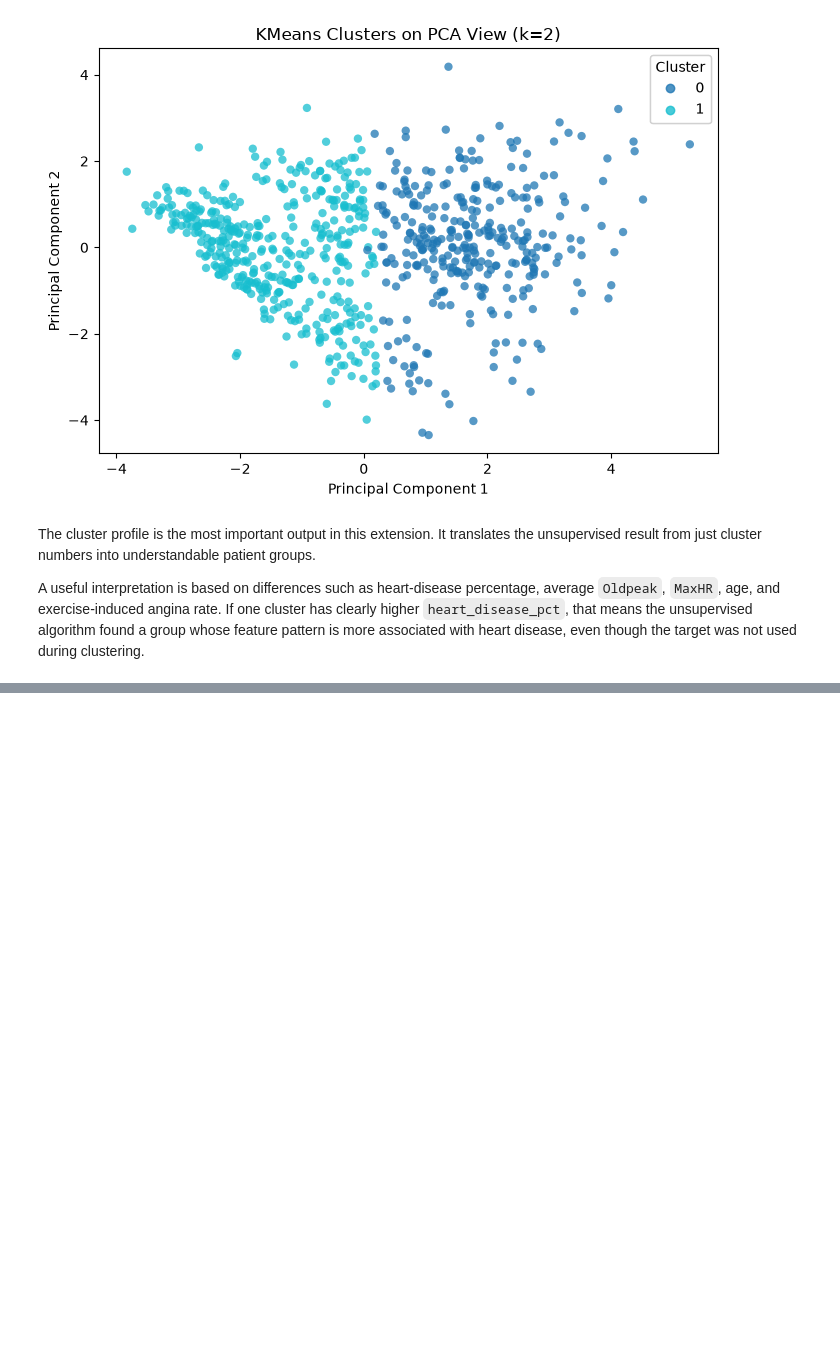
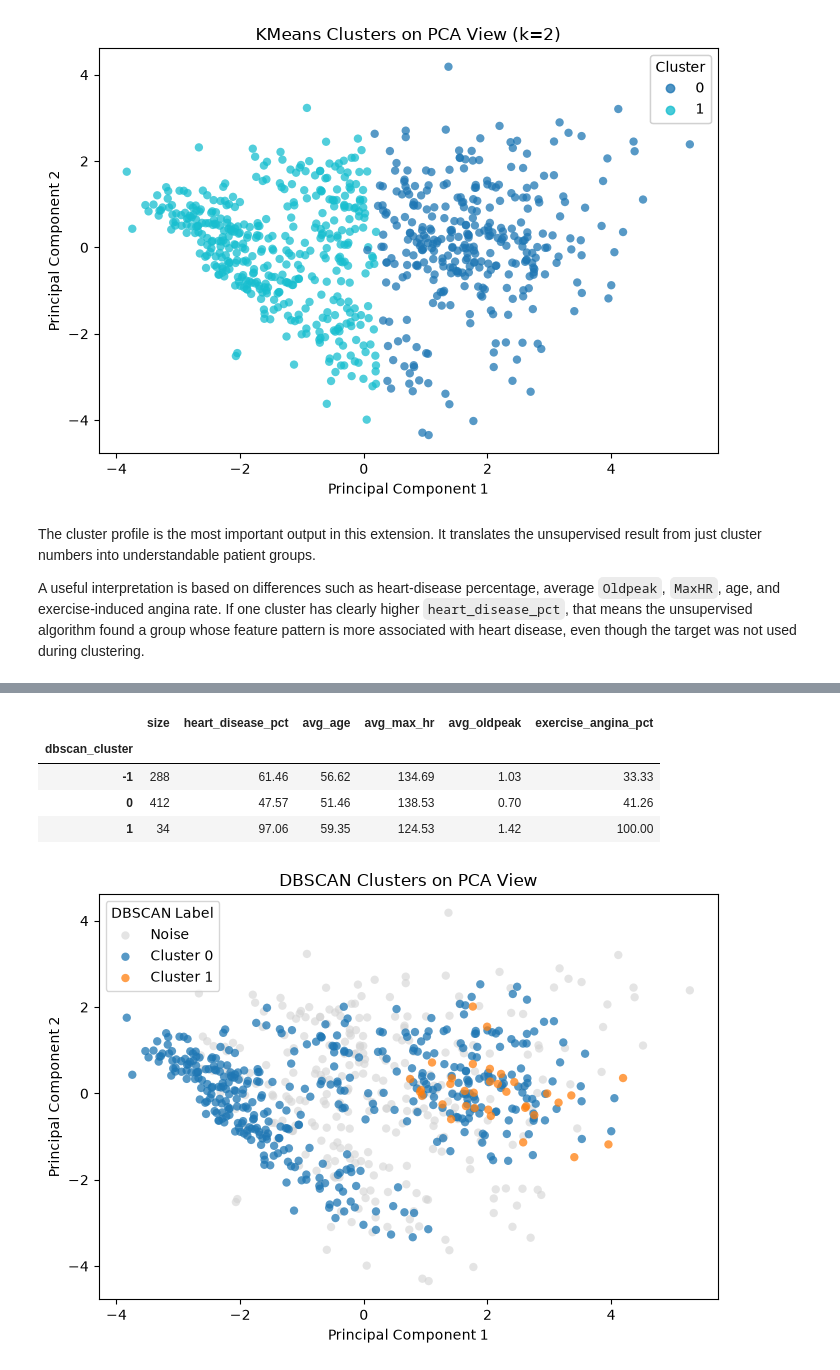
Before and after one commit to AhmadKhdair/BinX-AI-ML-Internship, a Jupyter notebook: week-5/d5/Heart_Disease_Classification_Final.ipynb, the cells around one changed output, grey strips where cells are left out. Saved outputs shown, nothing was run; the diff lists cells and outputs as text; code cells hidden in the pictures; blank space fills up the shorter version.

```diff
--- a/week-5/d5/Heart_Disease_Classification_Final.ipynb
+++ b/week-5/d5/Heart_Disease_Classification_Final.ipynb
@@ -847,0 +1057,65 @@ A useful interpretation is based on differences such as heart-disease percentage
+# %%
+dbscan_profile = X_train.copy()
+dbscan_profile["dbscan_cluster"] = dbscan_labels
+dbscan_profile["HeartDisease"] = y_train
+
+dbscan_summary = dbscan_profile.groupby("dbscan_cluster").agg(
+    size=("HeartDisease", "size"),
+    heart_disease_rate=("HeartDisease", "mean"),
+    avg_age=("Age", "mean"),
+    avg_max_hr=("MaxHR", "mean"),
+    avg_oldpeak=("Oldpeak", "mean"),
+    exercise_angina_rate=("ExerciseAngina", lambda s: (s == "Y").mean()),
+)
+
+dbscan_summary["heart_disease_pct"] = dbscan_summary["heart_disease_rate"] * 100
+dbscan_summary["exercise_angina_pct"] = dbscan_summary["exercise_angina_rate"] * 100
+
+dbscan_summary_display = dbscan_summary[[
+    "size",
+    "heart_disease_pct",
+    "avg_age",
+    "avg_max_hr",
+    "avg_oldpeak",
+    "exercise_angina_pct",
+]].round(2)
+
+display(dbscan_summary_display)
+dbscan_summary_display.to_csv(METRICS_DIR / "phase2_dbscan_cluster_profile.csv")
+
+fig, ax = plt.subplots(figsize=(7, 5))
+
+for label in sorted(np.unique(dbscan_labels)):
+    mask = dbscan_labels == label
+    if label == -1:
+        ax.scatter(
+            X_pca_2d[mask, 0],
+            X_pca_2d[mask, 1],
+            color="lightgray",
+            alpha=0.60,
+            edgecolor="none",
+            label="Noise",
+        )
+    else:
+        ax.scatter(
+            X_pca_2d[mask, 0],
+            X_pca_2d[mask, 1],
+            alpha=0.75,
+            edgecolor="none",
+            label=f"Cluster {label}",
+        )
+
+ax.set_title("DBSCAN Clusters on PCA View")
+ax.set_xlabel("Principal Component 1")
+ax.set_ylabel("Principal Component 2")
+ax.legend(title="DBSCAN Label")
+fig.tight_layout()
+fig.savefig(FIGURES_DIR / "phase2_dbscan_clusters_pca.png", dpi=150, bbox_inches="tight")
+plt.show()
+# %% [output]
+|  | size | heart_disease_pct | avg_age | avg_max_hr | avg_oldpeak | exercise_angina_pct |
+| dbscan_cluster |  |  |  |  |  |  |
+| -1 | 288 | 61.46 | 56.62 | 134.69 | 1.03 | 33.33 |
+| 0 | 412 | 47.57 | 51.46 | 138.53 | 0.70 | 41.26 |
+| 1 | 34 | 97.06 | 59.35 | 124.53 | 1.42 | 100.00 |
+[figure, added]
```
Also changed, not shown: parts of 16 cells of this notebook, 34 other files.
